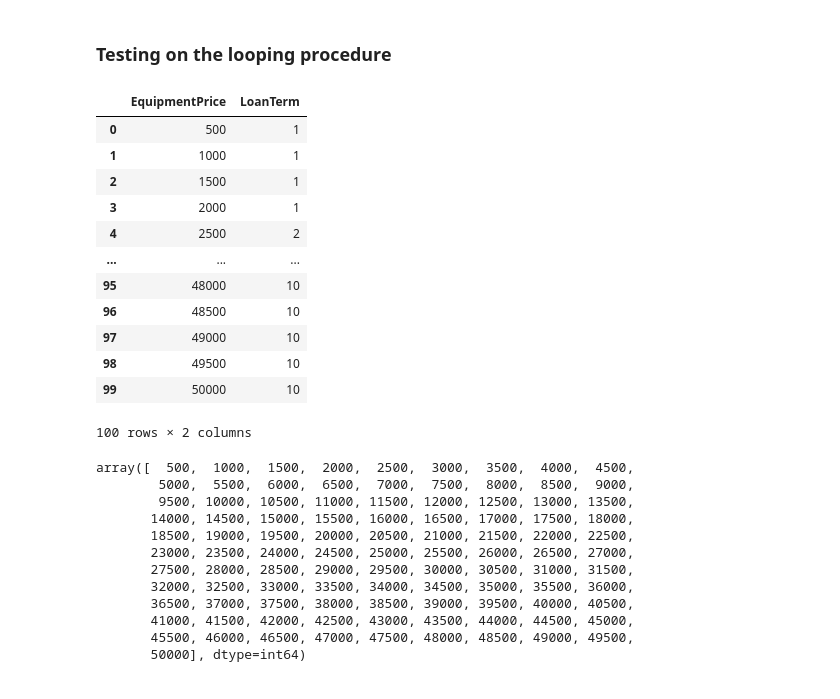
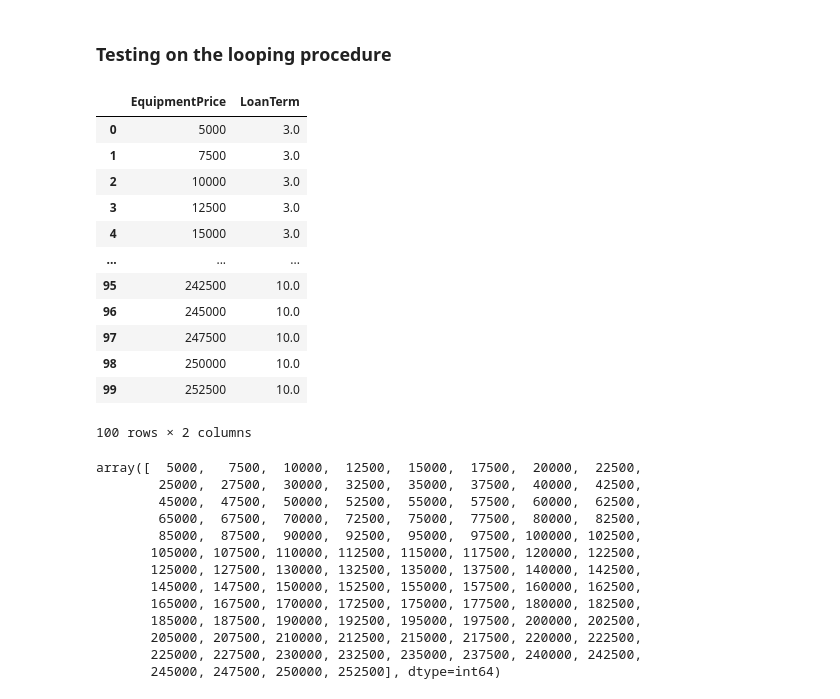
Before and after one commit to Gaia-Dental-Studio/new_pricing_calculator, a Jupyter notebook: test.ipynb, the cells around one changed output. Drawn from its saved outputs; the diff is of its cells as text; code cells hidden in the pictures.

```diff
--- a/test.ipynb
+++ b/test.ipynb
@@ -894,34 +742,36 @@ class Calculator():
 # %%
 import pandas as pd
+from parameter import *
+from single_calculator import *
 
 # Initialize an empty list to store the data
 data = []
 
 # Set initial value for EquipmentPrice
-a = 500
+a = 5000
 
 # Loop to generate data for 200 entries
 for i in range(100):
     equipment_price = a
-    loan_term = 1 if a <= 2000 else 2 if a <= 5000 else 3 if a <= 10000 else 5 if a <= 30000 else 10
+    loan_term = get_pricing_details(equipment_price)['Free Warranty Years']
     data.append({'EquipmentPrice': equipment_price, 'LoanTerm': loan_term})
-    a += 500
+    a += 2500
 
 # Convert the list of dictionaries to a DataFrame
 df = pd.DataFrame(data)
 df
 # %% [output]
 |  | EquipmentPrice | LoanTerm |
-| 0 | 500 | 1 |
-| 1 | 1000 | 1 |
-| 2 | 1500 | 1 |
-| 3 | 2000 | 1 |
-| 4 | 2500 | 2 |
+| 0 | 5000 | 3.0 |
+| 1 | 7500 | 3.0 |
+| 2 | 10000 | 3.0 |
+| 3 | 12500 | 3.0 |
+| 4 | 15000 | 3.0 |
 | ... | ... | ... |
-| 95 | 48000 | 10 |
-| 96 | 48500 | 10 |
-| 97 | 49000 | 10 |
-| 98 | 49500 | 10 |
-| 99 | 50000 | 10 |
+| 95 | 242500 | 10.0 |
+| 96 | 245000 | 10.0 |
+| 97 | 247500 | 10.0 |
+| 98 | 250000 | 10.0 |
+| 99 | 252500 | 10.0 |
 100 rows × 2 columns
 # %%
@@ -937,18 +786,19 @@ for i in range(100):
 # %%
 df['EquipmentPrice'].values
 # %% [output]
-array([  500,  1000,  1500,  2000,  2500,  3000,  3500,  4000,  4500,
-        5000,  5500,  6000,  6500,  7000,  7500,  8000,  8500,  9000,
-        9500, 10000, 10500, 11000, 11500, 12000, 12500, 13000, 13500,
-       14000, 14500, 15000, 15500, 16000, 16500, 17000, 17500, 18000,
-       18500, 19000, 19500, 20000, 20500, 21000, 21500, 22000, 22500,
-       23000, 23500, 24000, 24500, 25000, 25500, 26000, 26500, 27000,
-       27500, 28000, 28500, 29000, 29500, 30000, 30500, 31000, 31500,
-       32000, 32500, 33000, 33500, 34000, 34500, 35000, 35500, 36000,
-       36500, 37000, 37500, 38000, 38500, 39000, 39500, 40000, 40500,
-       41000, 41500, 42000, 42500, 43000, 43500, 44000, 44500, 45000,
-       45500, 46000, 46500, 47000, 47500, 48000, 48500, 49000, 49500,
-       50000], dtype=int64)
+array([  5000,   7500,  10000,  12500,  15000,  17500,  20000,  22500,
+        25000,  27500,  30000,  32500,  35000,  37500,  40000,  42500,
+        45000,  47500,  50000,  52500,  55000,  57500,  60000,  62500,
+        65000,  67500,  70000,  72500,  75000,  77500,  80000,  82500,
+        85000,  87500,  90000,  92500,  95000,  97500, 100000, 102500,
+       105000, 107500, 110000, 112500, 115000, 117500, 120000, 122500,
+       125000, 127500, 130000, 132500, 135000, 137500, 140000, 142500,
+       145000, 147500, 150000, 152500, 155000, 157500, 160000, 162500,
+       165000, 167500, 170000, 172500, 175000, 177500, 180000, 182500,
+       185000, 187500, 190000, 192500, 195000, 197500, 200000, 202500,
+       205000, 207500, 210000, 212500, 215000, 217500, 220000, 222500,
+       225000, 227500, 230000, 232500, 235000, 237500, 240000, 242500,
+       245000, 247500, 250000, 252500], dtype=int64)
 # %%
 list
 # %% [output]
```
Also changed, not shown: parts of 6 cells of this notebook, 7 other files.
